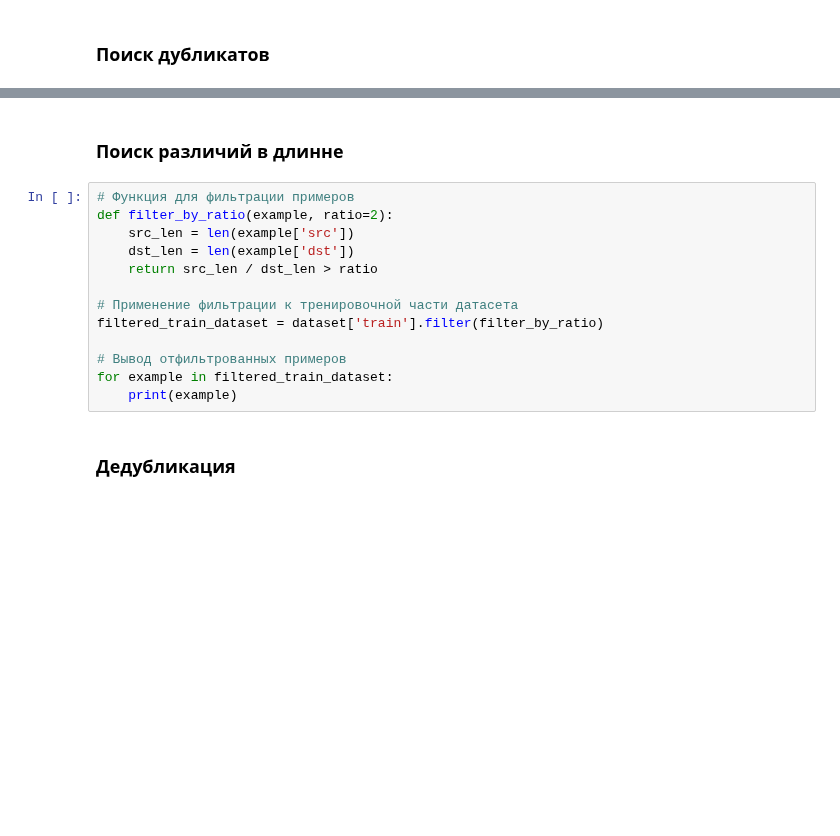
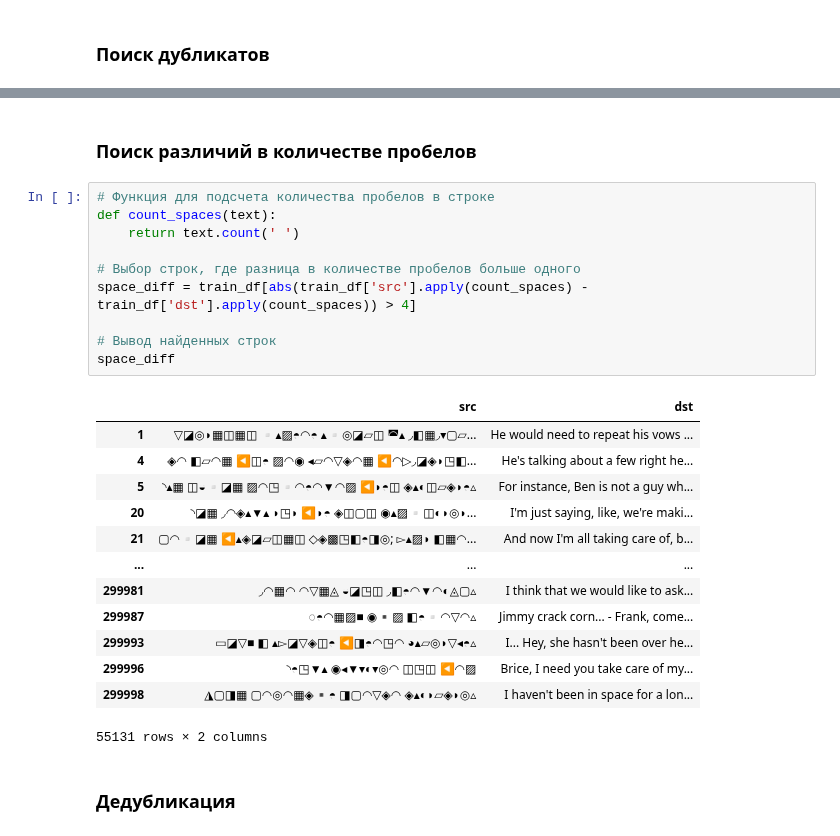
Before and after one commit to artyomboyko/Yandex-ML_2.0-Training, a Jupyter notebook: Practice/Homework_3/Homework_3.ipynb, the cells around one changed output, grey strips where cells are left out. Cells and saved outputs as stored; diff of their text form; blank space fills up the shorter version.

```diff
--- a/Practice/Homework_3/Homework_3.ipynb
+++ b/Practice/Homework_3/Homework_3.ipynb
@@ -205,18 +351,29 @@ duplicates
 # %% [markdown]
-### Поиск различий в длинне
+### Поиск различий в количестве пробелов
-# %%
-# Функция для фильтрации примеров
-def filter_by_ratio(example, ratio=2):
-    src_len = len(example['src'])
-    dst_len = len(example['dst'])
-    return src_len / dst_len > ratio
-
-# Применение фильтрации к тренировочной части датасета
-filtered_train_dataset = dataset['train'].filter(filter_by_ratio)
-
-# Вывод отфильтрованных примеров
-for example in filtered_train_dataset:
-    print(example)
+# %%
+# Функция для подсчета количества пробелов в строке
+def count_spaces(text):
+    return text.count(' ')
+
+# Выбор строк, где разница в количестве пробелов больше одного
+space_diff = train_df[abs(train_df['src'].apply(count_spaces) - train_df['dst'].apply(count_spaces)) > 4]
+
+# Вывод найденных строк
+space_diff
+# %% [output]
+|  | src | dst |
+| 1 | ▽◪◎◗▦◫▦◫ ▫▴▨◓◠◓ ▴▫◎◪▱◫ ◚▴ ◞◧▦◞▾▢▱... | He would need to repeat his vows ... |
+| 4 | ◈◠ ◧▱◠▦ ◀◫◓ ▨◠◉ ◂▱◠▽◈◠▦ ◀◠▷◞◪◈◗◳◧... | He's talking about a few right he... |
+| 5 | ◝▴▦ ◫◒▫◪▦ ▨◠◳▫◠◓◠▼◠▨ ◀◗◓◫ ◈▴◐◫▱◈◗◓▵ | For instance, Ben is not a guy wh... |
+| 20 | ◝◪▦ ◞◠◈▴▼▴ ◗◳◗ ◀◗◓ ◈◫▢◫ ◉▴▨▫◫◐◗◎◗... | I'm just saying, like, we're maki... |
+| 21 | ▢◠▫◪▦ ◀▴◈◪▱◫▦◫ ◇◈▩◳◧◓◨◎; ▻▴▨◗ ◧▦◠... | And now I'm all taking care of, b... |
+| ... | ... | ... |
+| 299981 | ◞◠▦◠ ◠▽▦◬ ◒◪◳◫ ◞◧◓◠▼◠◐◬▢▵ | I think that we would like to ask... |
+| 299987 | ◌◓◠▦▨■ ◉▪▨ ◧◓▫◠▽◠▵ | Jimmy crack corn... - Frank, come... |
+| 299993 | ▭◪▽■ ◧ ▴▻◪▽◈◫◓ ◀◨◓◠◳◠ ◕▴▱◎◗▽◂◓▵ | I... Hey, she hasn't been over he... |
+| 299996 | ◝◓◳▼▴ ◉◂▼▾◐▾◎◠ ◫◳◫ ◀◠▨ | Brice, I need you take care of my... |
+| 299998 | ◮▢◨▦ ▢◠◎◠▦◈▪◓ ◨▢◠▽◈◠ ◈▴◐◗▱◈◗◎▵ | I haven't been in space for a lon... |
+55131 rows × 2 columns
 # %% [markdown]
 ### Дедубликация
 # %% [markdown]
```
Also changed, not shown: parts of 25 cells of this notebook, 6 other files.
